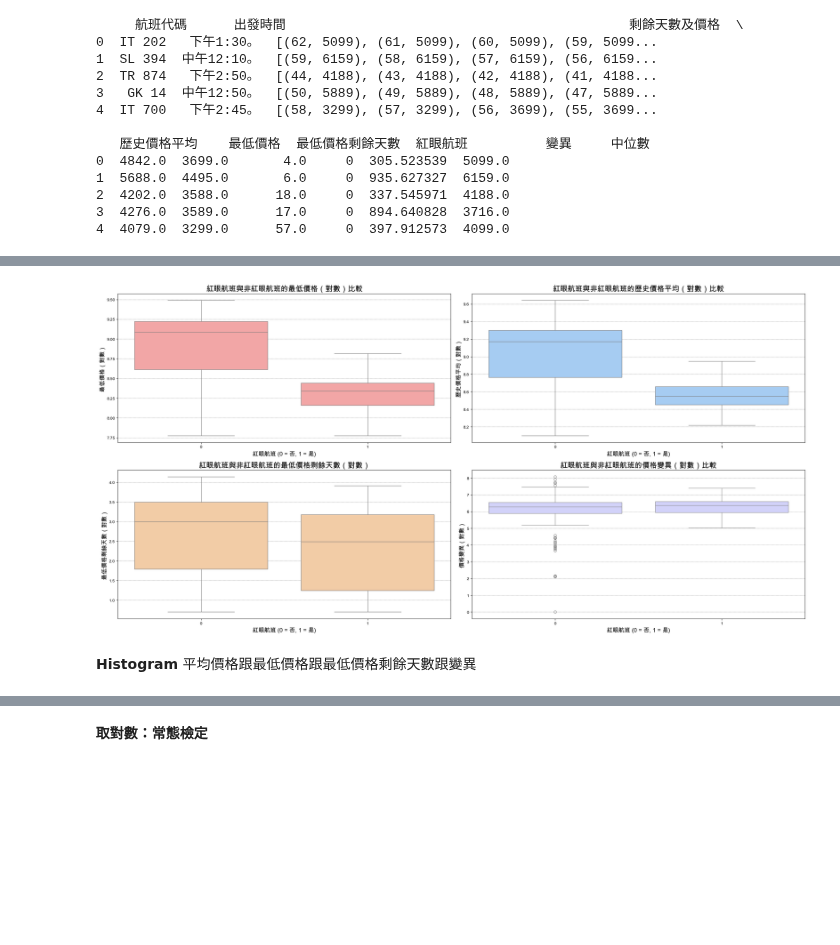
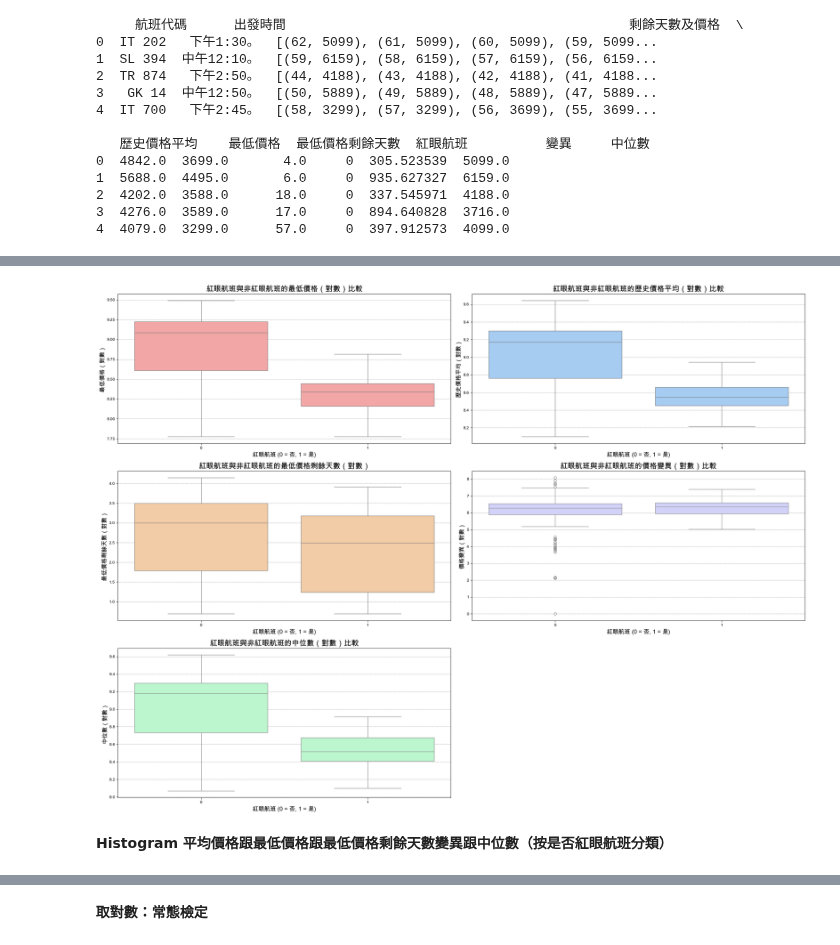
Before and after one commit to ching1223/flight_data, a Jupyter notebook: cleaned_data/red_eye.ipynb, the cells around one changed output, grey strips where cells are left out. Saved outputs shown, nothing was run; the diff lists cells and outputs as text; code cells hidden in the pictures; blank space fills up the shorter version.

```diff
--- a/cleaned_data/red_eye.ipynb
+++ b/cleaned_data/red_eye.ipynb
@@ -102,47 +101,54 @@ plt.rcParams['font.sans-serif'] = ['Arial Unicode MS']
 plt.rcParams['axes.unicode_minus'] = False
 
 # 去除缺失值的資料
-plot_data = data.dropna(subset=['航班代碼', '最低價格', '最低價格剩餘天數', '歷史價格平均', '變異'])
+plot_data = data.dropna(subset=['航班代碼', '最低價格', '最低價格剩餘天數', '歷史價格平均', '變異', '中位數'])
 
-# 創建子圖，分別繪製最低價格、歷史價格平均、最低價格剩餘天數和價格變異的盒狀圖
-fig, axes = plt.subplots(2, 2, figsize=(24, 12))
+# 創建子圖，分別繪製最低價格、歷史價格平均、最低價格剩餘天數、價格變異和中位數的盒狀圖
+fig, axes = plt.subplots(3, 2, figsize=(24, 18))  # 調整為 3x2 網格以容納第五個圖
 
 # 調整圖表標題字體大小
 title_fontsize = 18
 label_fontsize = 14
 
-# 第一個子圖：紅眼航班與非紅眼航班的最低價格的盒狀圖，使用自訂顏色
+# 第一個子圖：紅眼航班與非紅眼航班的最低價格的盒狀圖
 sns.boxplot(data=plot_data, x='紅眼航班', y='最低價格', ax=axes[0, 0], color='#FF9999')
 axes[0, 0].set_title('紅眼航班與非紅眼航班的最低價格比較', fontsize=title_fontsize)
 axes[0, 0].set_xlabel('紅眼航班 (0 = 否, 1 = 是)', fontsize=label_fontsize)
 axes[0, 0].set_ylabel('最低價格', fontsize=label_fontsize)
 axes[0, 0].grid(axis='y', color='gray', linestyle='--', linewidth=0.5)
 
-# 第二個子圖：紅眼航班與非紅眼航班的歷史價格平均的盒狀圖，使用不同顏色
+# 第二個子圖：紅眼航班與非紅眼航班的歷史價格平均的盒狀圖
 sns.boxplot(data=plot_data, x='紅眼航班', y='歷史價格平均', ax=axes[0, 1], color='#99CCFF')
 axes[0, 1].set_title('紅眼航班與非紅眼航班的歷史價格平均比較', fontsize=title_fontsize)
 axes[0, 1].set_xlabel('紅眼航班 (0 = 否, 1 = 是)', fontsize=label_fontsize)
 axes[0, 1].set_ylabel('歷史價格平均', fontsize=label_fontsize)
 axes[0, 1].grid(axis='y', color='gray', linestyle='--', linewidth=0.5)
 
-# 第三個子圖：紅眼航班與非紅眼航班的最低價格剩餘天數的盒狀圖，使用另一種顏色
+# 第三個子圖：紅眼航班與非紅眼航班的最低價格剩餘天數的盒狀圖
 sns.boxplot(data=plot_data, x='紅眼航班', y='最低價格剩餘天數', ax=axes[1, 0], color='#FFCC99')
 axes[1, 0].set_title('紅眼航班與非紅眼航班的最低價格剩餘天數', fontsize=title_fontsize)
 axes[1, 0].set_xlabel('紅眼航班 (0 = 否, 1 = 是)', fontsize=label_fontsize)
 axes[1, 0].set_ylabel('最低價格剩餘天數', fontsize=label_fontsize)
 axes[1, 0].grid(axis='y', color='gray', linestyle='--', linewidth=0.5)
 
-# 第四個子圖：紅眼航班與非紅眼航班的價格變異的盒狀圖，使用另一種顏色
+# 第四個子圖：紅眼航班與非紅眼航班的價格變異的盒狀圖
 sns.boxplot(data=plot_data, x='紅眼航班', y='變異', ax=axes[1, 1], color='#CCCCFF')
 axes[1, 1].set_title('紅眼航班與非紅眼航班的價格變異比較', fontsize=title_fontsize)
 axes[1, 1].set_xlabel('紅眼航班 (0 = 否, 1 = 是)', fontsize=label_fontsize)
 axes[1, 1].set_ylabel('價格變異', fontsize=label_fontsize)
 axes[1, 1].grid(axis='y', color='gray', linestyle='--', linewidth=0.5)
 
-# 移除多餘的格線
-for ax in axes.flat:
-    ax.grid(axis='x', color='gray', linestyle='--', linewidth=0.5)
+# 第五個子圖：紅眼航班與非紅眼航班的中位數的盒狀圖
+sns.boxplot(data=plot_data, x='紅眼航班', y='中位數', ax=axes[2, 0], color='#B3FFCC')
+axes[2, 0].set_title('紅眼航班與非紅眼航班的中位數比較', fontsize=title_fontsize)
+axes[2, 0].set_xlabel('紅眼航班 (0 = 否, 1 = 是)', fontsize=label_fontsize)
+axes[2, 0].set_ylabel('中位數', fontsize=label_fontsize)
+axes[2, 0].grid(axis='y', color='gray', linestyle='--', linewidth=0.5)
 
+# 移除未使用的子圖
+axes[2, 1].axis('off')
+
+# 調整佈局
 plt.tight_layout()
 plt.show()
 # %% [output]
@@ -167,9 +172,10 @@ plot_data.loc[:, '最低價格_log'] = np.log(plot_data['最低價格'] + 1)
 plot_data.loc[:, '歷史價格平均_log'] = np.log(plot_data['歷史價格平均'] + 1)
 plot_data.loc[:, '最低價格剩餘天數_log'] = np.log(plot_data['最低價格剩餘天數'] + 1)
 plot_data.loc[:, '變異_log'] = np.log(plot_data['變異'] + 1)
+plot_data.loc[:, '中位數_log'] = np.log(plot_data['中位數'] + 1)
 
 # 創建子圖，分別繪製對數轉換後的盒狀圖
-fig, axes = plt.subplots(2, 2, figsize=(24, 12))
+fig, axes = plt.subplots(3, 2, figsize=(24, 18))  # 更新為 3x2 網格
 
 # 調整圖表標題字體大小
 title_fontsize = 18
@@ -179,37 +185,46 @@ label_fontsize = 14
 sns.boxplot(data=plot_data, x='紅眼航班', y='最低價格_log', ax=axes[0, 0], color='#FF9999')
 axes[0, 0].set_title('紅眼航班與非紅眼航班的最低價格（對數）比較', fontsize=title_fontsize)
 axes[0, 0].set_xlabel('紅眼航班 (0 = 否, 1 = 是)', fontsize=label_fontsize)
 axes[0, 0].set_ylabel('最低價格（對數）', fontsize=label_fontsize)
 axes[0, 0].grid(axis='y', color='gray', linestyle='--', linewidth=0.5)
 
 # 第二個子圖：紅眼航班與非紅眼航班的歷史價格平均的盒狀圖（對數）
 sns.boxplot(data=plot_data, x='紅眼航班', y='歷史價格平均_log', ax=axes[0, 1], color='#99CCFF')
 axes[0, 1].set_title('紅眼航班與非紅眼航班的歷史價格平均（對數）比較', fontsize=title_fontsize)
 axes[0, 1].set_xlabel('紅眼航班 (0 = 否, 1 = 是)', fontsize=label_fontsize)
 axes[0, 1].set_ylabel('歷史價格平均（對數）', fontsize=label_fontsize)
 axes[0, 1].grid(axis='y', color='gray', linestyle='--', linewidth=0.5)
 
 # 第三個子圖：紅眼航班與非紅眼航班的最低價格剩餘天數的盒狀圖（對數）
 sns.boxplot(data=plot_data, x='紅眼航班', y='最低價格剩餘天數_log', ax=axes[1, 0], color='#FFCC99')
 axes[1, 0].set_title('紅眼航班與非紅眼航班的最低價格剩餘天數（對數）', fontsize=title_fontsize)
 axes[1, 0].set_xlabel('紅眼航班 (0 = 否, 1 = 是)', fontsize=label_fontsize)
 axes[1, 0].set_ylabel('最低價格剩餘天數（對數）', fontsize=label_fontsize)
 axes[1, 0].grid(axis='y', color='gray', linestyle='--', linewidth=0.5)
 
 # 第四個子圖：紅眼航班與非紅眼航班的價格變異的盒狀圖（對數）
 sns.boxplot(data=plot_data, x='紅眼航班', y='變異_log', ax=axes[1, 1], color='#CCCCFF')
 axes[1, 1].set_title('紅眼航班與非紅眼航班的價格變異（對數）比較', fontsize=title_fontsize)
 axes[1, 1].set_xlabel('紅眼航班 (0 = 否, 1 = 是)', fontsize=label_fontsize)
 axes[1, 1].set_ylabel('價格變異（對數）', fontsize=label_fontsize)
 axes[1, 1].grid(axis='y', color='gray', linestyle='--', linewidth=0.5)
 
+# 第五個子圖：紅眼航班與非紅眼航班的中位數的盒狀圖（對數）
+sns.boxplot(data=plot_data, x='紅眼航班', y='中位數_log', ax=axes[2, 0], color='#B3FFCC')
+axes[2, 0].set_title('紅眼航班與非紅眼航班的中位數（對數）比較', fontsize=title_fontsize)
+axes[2, 0].set_xlabel('紅眼航班 (0 = 否, 1 = 是)', fontsize=label_fontsize)
+axes[2, 0].set_ylabel('中位數（對數）', fontsize=label_fontsize)
+axes[2, 0].grid(axis='y', color='gray', linestyle='--', linewidth=0.5)
+
+# 移除未使用的子圖
+axes[2, 1].axis('off')
+
 plt.tight_layout()
 plt.show()
 # %% [output]
-[figure, old version]
+[figure, new version]
 # %% [markdown]
-**Histogram**
-平均價格跟最低價格跟最低價格剩餘天數跟變異
+**Histogram 平均價格跟最低價格跟最低價格剩餘天數變異跟中位數（按是否紅眼航班分類）**
 # %%
 import matplotlib.pyplot as plt
 import seaborn as sns
```
Also changed, not shown: parts of 10 cells of this notebook.
